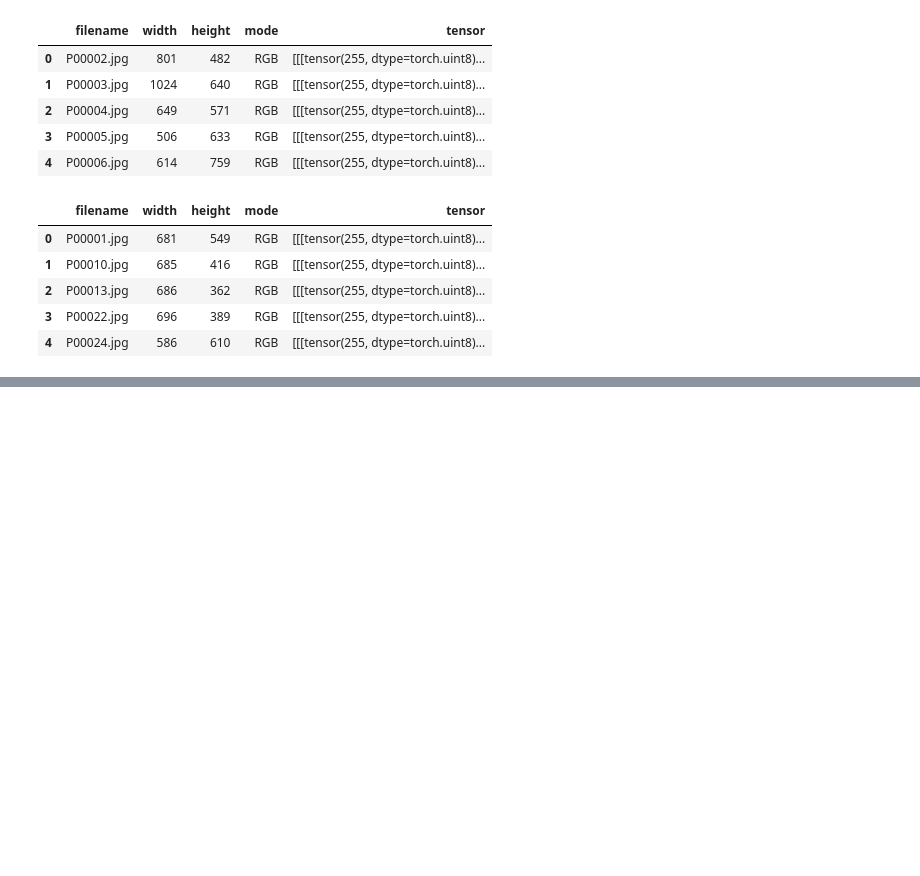
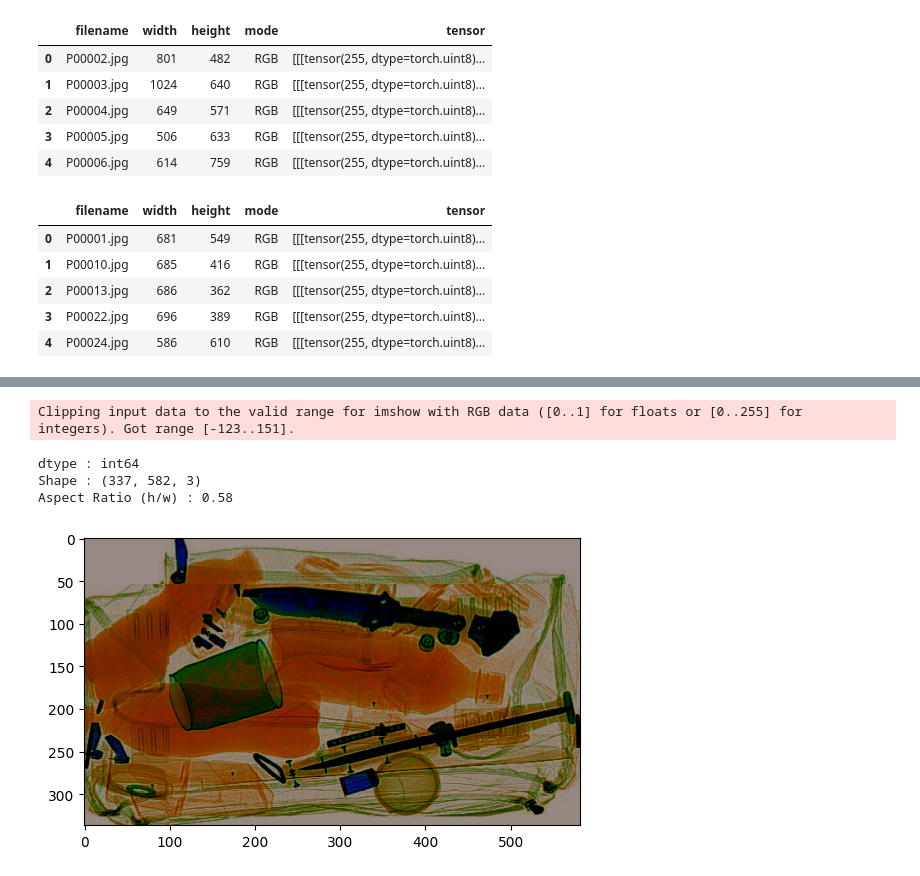
Before and after one commit to pranavpai/Computer-Vision-XRay-Research, a Jupyter notebook: G_XRay_01.ipynb, the cells around one changed output, grey strips where cells are left out. Drawn from its saved outputs; the diff is of its cells as text; code cells hidden in the pictures; blank space fills up the shorter version.

```diff
--- a/G_XRay_01.ipynb
+++ b/G_XRay_01.ipynb
@@ -322,0 +477,32 @@ df_test_images.head()
+# %%
+
+class BaseTransform:
+    def __init__(self, resize=512, rgb_means=(104, 117, 123), swap=(2, 0, 1), keep_aspect="original"):
+        self.resize = resize
+        self.rgb_means = np.array(rgb_means)
+        self.swap = swap
+        self.keep_aspect = keep_aspect
+
+    def __call__(self, img):
+        # Resize logic
+        if self.keep_aspect == "original":
+            pass
+
+        img = img - self.rgb_means
+        img = img.transpose(self.swap)
+
+        # img = F.interpolate(img.unsqueeze(0), size=(512, 512), mode='bilinear', align_corners=False).squeeze(0)
+        # img = cv2.resize(img, (512, 512), interpolation=cv2.INTER_LINEAR)
+
+        return img
+
+# Example usage
+transform = BaseTransform()
+transformed_img = transform(no_whi_np)
+show_image(np.transpose(transformed_img, (1, 2, 0)))
+# %% [output]
+Clipping input data to the valid range for imshow with RGB data ([0..1] for floats or [0..255] for integers). Got range [-123..151].
+dtype : int64
+Shape : (337, 582, 3)
+Aspect Ratio (h/w) : 0.58
+[figure, added]
```
Also changed, not shown: parts of 6 cells of this notebook, 1 other file.
